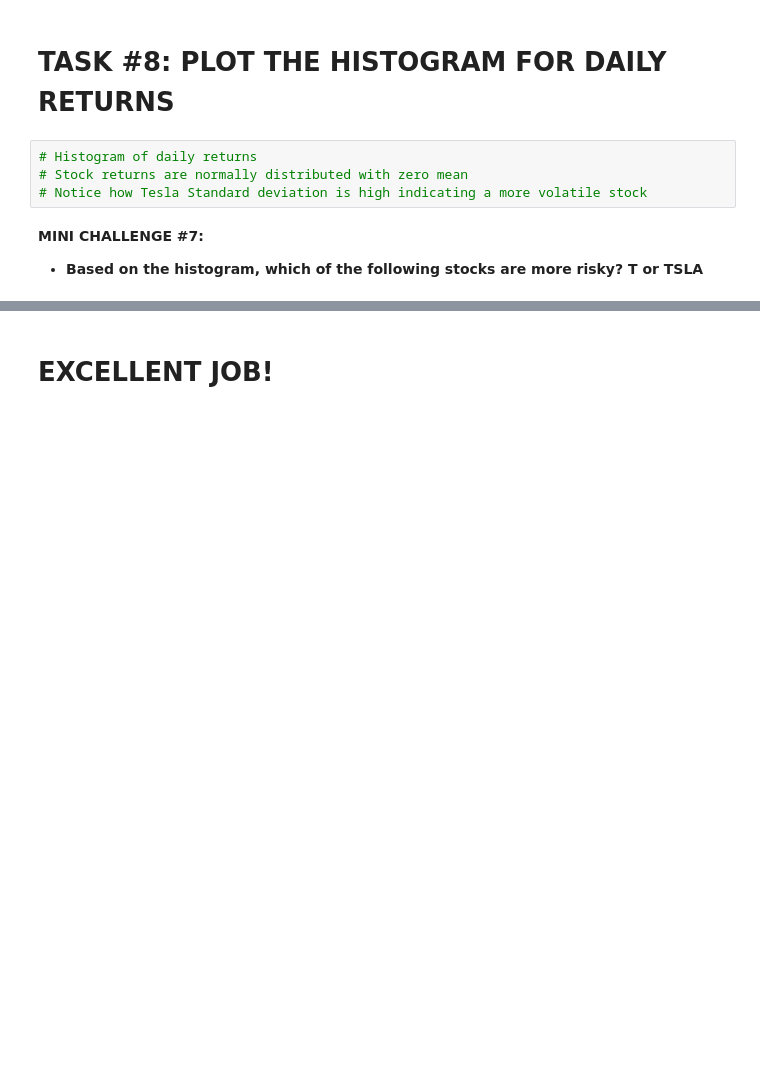
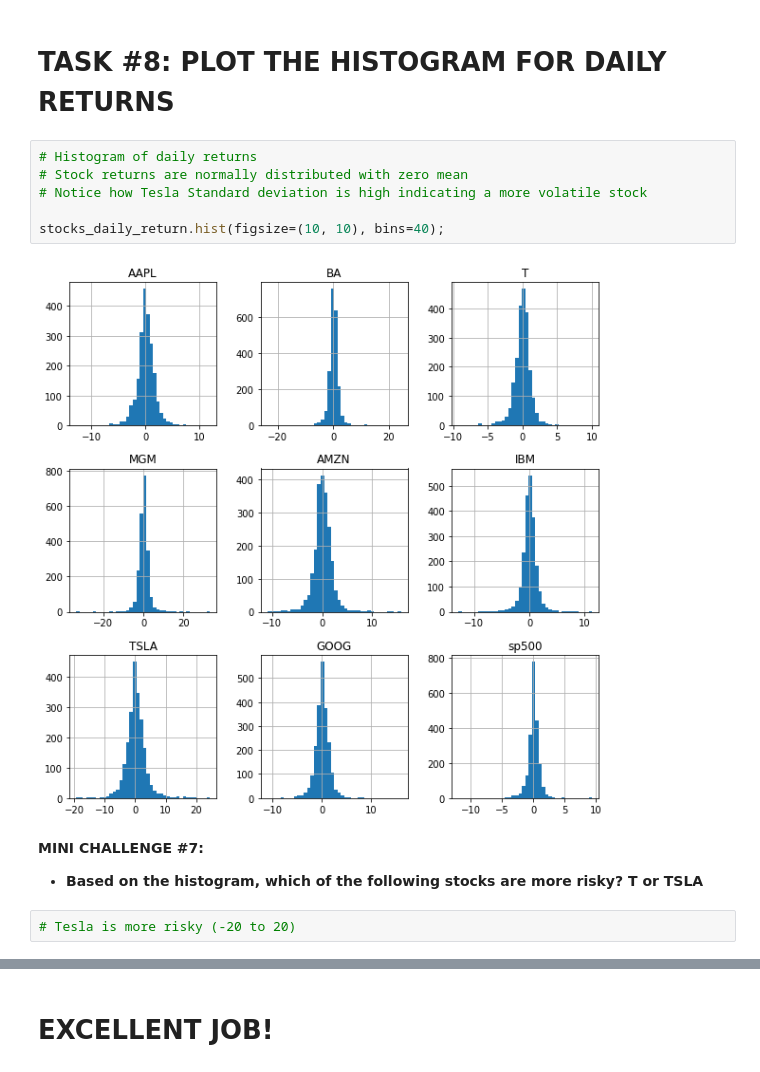
Before and after one commit to LinaSachuk/The-Complete-Python-and-Machine-Learning-for-Financial-Analysis, a Jupyter notebook: Finance_101_1_Stocks_Data_Analysis_and_Visualization.ipynb, the cells around one changed output, grey strips where cells are left out. Cells and saved outputs as stored; diff of their text form; blank space fills up the shorter version.

```diff
--- a/Finance_101_1_Stocks_Data_Analysis_and_Visualization.ipynb
+++ b/Finance_101_1_Stocks_Data_Analysis_and_Visualization.ipynb
@@ -405,10 +431,16 @@ daily_return(stocks_df)
 # %%
 # Histogram of daily returns
 # Stock returns are normally distributed with zero mean
 # Notice how Tesla Standard deviation is high indicating a more volatile stock
+
+stocks_daily_return.hist(figsize=(10, 10), bins=40);
+# %% [output]
+[figure, added]
 # %% [markdown]
 **MINI CHALLENGE #7:**
 - **Based on the histogram, which of the following stocks are more risky? T or TSLA**
+# %%
+# Tesla is more risky (-20 to 20)
 # %%
 # Group all data returns together in a list
 # Make a copy of the daily returns dataframe
```
Also changed, not shown: parts of 8 cells of this notebook.
